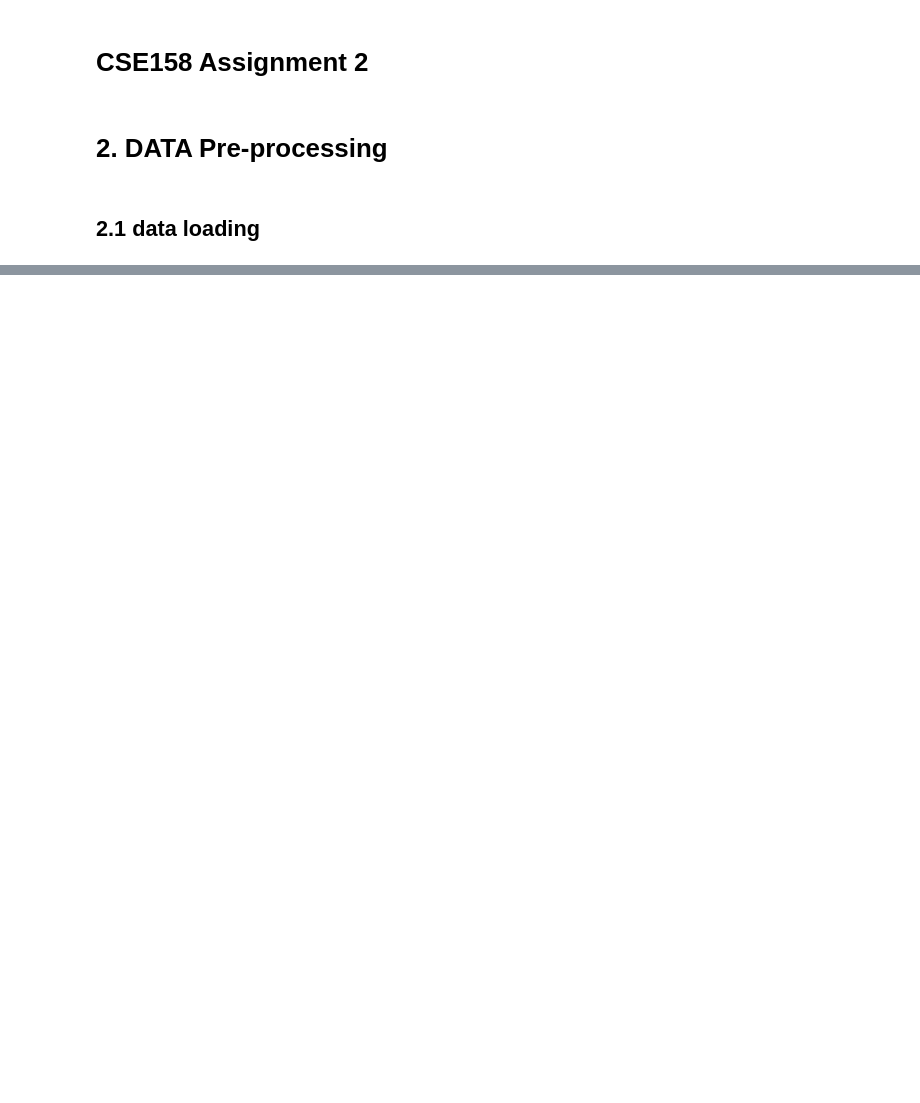
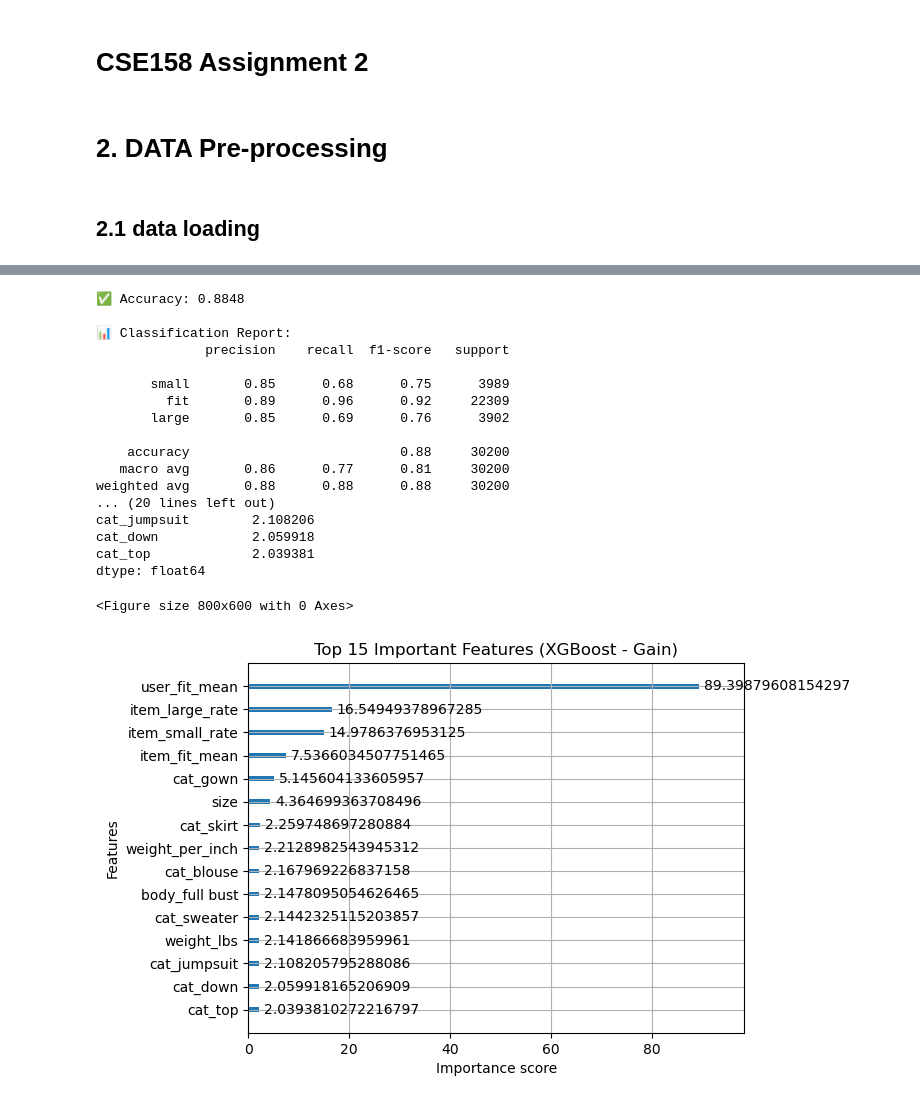
Before and after one commit to ZGXJason/CSE158_final_project, a Jupyter notebook: assignment2.ipynb, the cells around one changed output, grey strips where cells are left out. Saved outputs shown, nothing was run; the diff lists cells and outputs as text; code cells hidden in the pictures; blank space fills up the shorter version.

```diff
--- a/assignment2.ipynb
+++ b/assignment2.ipynb
@@ -254,0 +458,54 @@ ValueError: The truth value of a Series is ambiguous. Use a.empty, a.bool(), a.i
+# %%
+import xgboost as xgb
+from sklearn.metrics import accuracy_score, classification_report, confusion_matrix
+import matplotlib.pyplot as plt
+import pandas as pd
+import numpy as np
+xgb_model = xgb.XGBClassifier(
+    objective='multi:softprob',
+    num_class=3,
+    learning_rate=0.05,
+    max_depth=6,
+    n_estimators=500,
+    subsample=0.8,
+    colsample_bytree=0.8,
+    tree_method='hist',
+    eval_metric='mlogloss'
+)
+
+xgb_model.fit(X_train, y_train)
+y_pred = xgb_model.predict(X_test)
+accuracy = accuracy_score(y_test, y_pred)
+print("✅ Accuracy:", round(accuracy, 4))
+print("\n📊 Classification Report:")
+print(classification_report(y_test, y_pred, target_names=['small', 'fit', 'large']))
+print("\n🔍 Confusion Matrix:")
+print(confusion_matrix(y_test, y_pred))
+importance_gain = xgb_model.get_booster().get_score(importance_type='gain')
+importance_series = pd.Series(importance_gain).sort_values(ascending=False)
+print("\n🔥 Top 15 Important Features (by Gain):")
+print(importance_series.head(15))
+plt.figure(figsize=(8,6))
+xgb.plot_importance(xgb_model, max_num_features=15, importance_type='gain')
+plt.title("Top 15 Important Features (XGBoost - Gain)")
+plt.show()
+# %% [output]
+✅ Accuracy: 0.8848
+
+📊 Classification Report:
+              precision    recall  f1-score   support
+
+       small       0.85      0.68      0.75      3989
+         fit       0.89      0.96      0.92     22309
+       large       0.85      0.69      0.76      3902
+
+    accuracy                           0.88     30200
+   macro avg       0.86      0.77      0.81     30200
+weighted avg       0.88      0.88      0.88     30200
+... (20 lines left out)
+cat_jumpsuit        2.108206
+cat_down            2.059918
+cat_top             2.039381
+dtype: float64
+<Figure size 800x600 with 0 Axes>
+[figure, added]
```
Also changed, not shown: parts of 11 cells of this notebook.
